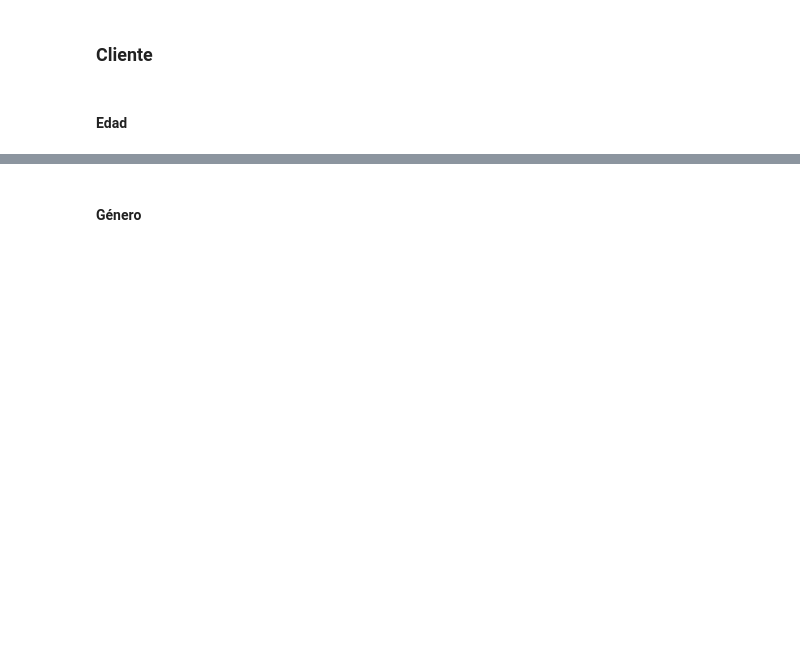
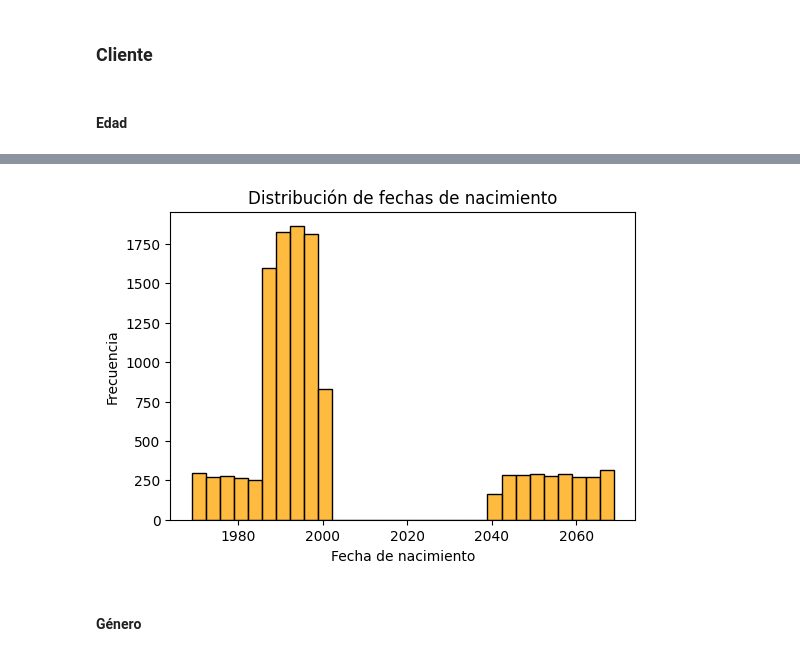
Before and after one commit to LeivaDiego/MLOps-Lab2, a Jupyter notebook: data_understanding.ipynb, the cells around one changed output, grey strips where cells are left out. Drawn from its saved outputs; the diff is of its cells as text; code cells hidden in the pictures; blank space fills up the shorter version.

```diff
--- a/data_understanding.ipynb
+++ b/data_understanding.ipynb
@@ -596,0 +597,13 @@ Name: edad, dtype: float64
+# %%
+# Ver las fechas mínimas y máximas
+print("Rango de fechas de nacimiento:")
+print(df_cliente["nacimiento"].min(), "→", df_cliente["nacimiento"].max())
+
+# Graficar distribución de nacimientos
+plt.figure(figsize=(6,4))
+sns.histplot(df_cliente["nacimiento"].dropna(), bins=30, kde=False, color="orange", edgecolor="black")
+plt.title("Distribución de fechas de nacimiento")
+plt.xlabel("Fecha de nacimiento")
+plt.ylabel("Frecuencia")
+plt.show()
+# %% [output]
@@ -597,3 +612,4 @@ Name: edad, dtype: float64
+[figure, added]
 # %% [markdown]
 #### Género
 # %%
```
Also changed, not shown: parts of 4 cells of this notebook.
